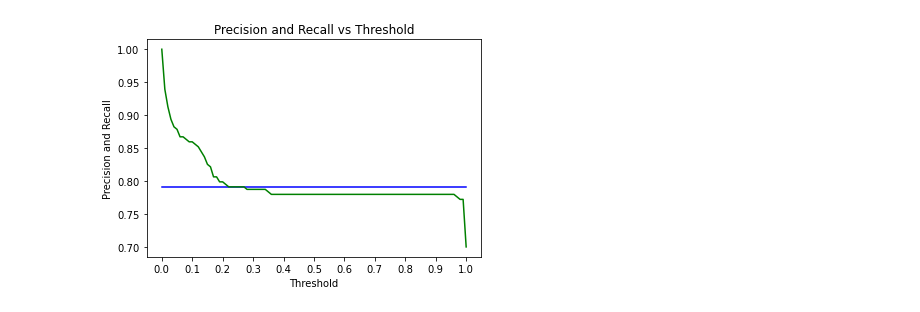
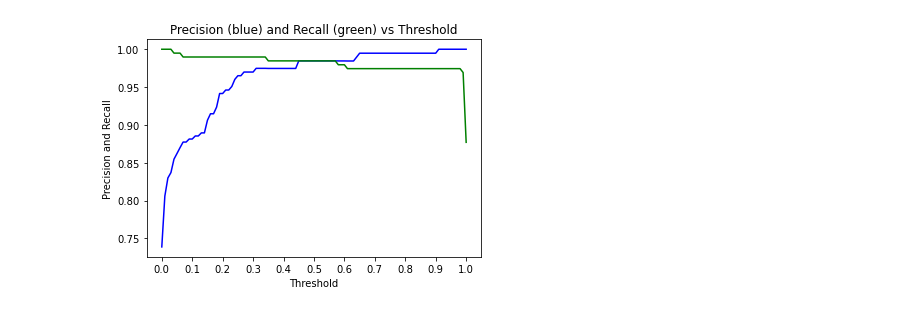
Before and after one commit to kmue/mlbookcamp-homework, a Jupyter notebook: mlbookcamp-hw4.ipynb, the cells around one changed output. Cells and saved outputs as stored; diff of their text form; code cells hidden in the pictures.

```diff
--- a/mlbookcamp-hw4.ipynb
+++ b/mlbookcamp-hw4.ipynb
@@ -175,32 +162,40 @@ precision = []
 recall = []
 
 for t in thresholds:
-    true_positive = ((card_valid_pred_proba >= t) & (np.array(y_valid) == 1)).sum()
-    false_positive = ((card_valid_pred_proba >= t) & (np.array(y_valid) == 0)).sum()
-    false_negative = ((card_valid_pred_proba < t) & (np.array(y_valid) == 1)).sum()
-    true_negative = ((card_valid_pred_proba < t) & (np.array(y_valid) == 0)).sum()
+    true_positive = ((card_valid_pred_proba >= t) &
+                     (y_valid.card.values == 1)).sum()
+    # print(true_positive)
+    false_positive = ((card_valid_pred_proba >= t) &
+                      (y_valid.card.values == 0)).sum()
+    # print(false_positive)
+    false_negative = ((card_valid_pred_proba < t) &
+                      (y_valid.card.values == 1)).sum()
+    # print(false_negative)
+    true_negative = ((card_valid_pred_proba < t) &
+                     (y_valid.card.values == 0)).sum()
+    # print(true_negative)
     prec = true_positive / (true_positive + false_positive)
     reca = true_positive / (true_positive + false_negative)
     precision.append(prec)
     recall.append(reca)
-    #print('%0.2f %0.3f' % (prec, reca))
+    #print('%0.2f %0.2f %0.3f' % (t, prec, reca))
 # %%
 plt.figure(figsize=(6, 4))
 
 plt.plot(thresholds, precision, color='blue')
 plt.plot(thresholds, recall, color='green')
 
-plt.title('Precision and Recall vs Threshold')
+plt.title('Precision (blue) and Recall (green) vs Threshold')
 plt.xlabel('Threshold')
 plt.ylabel('Precision and Recall')
 
 plt.xticks(np.linspace(0, 1, 11))
 
 # plt.savefig('04_threshold_accuracy.svg')
 
 plt.show()
 # %% [output]
-[figure, old version]
+[figure, new version]
 # %%
 # Plot them
 # At which threshold precision and recall curves intersect?
```
Also changed, not shown: parts of 14 cells of this notebook.
